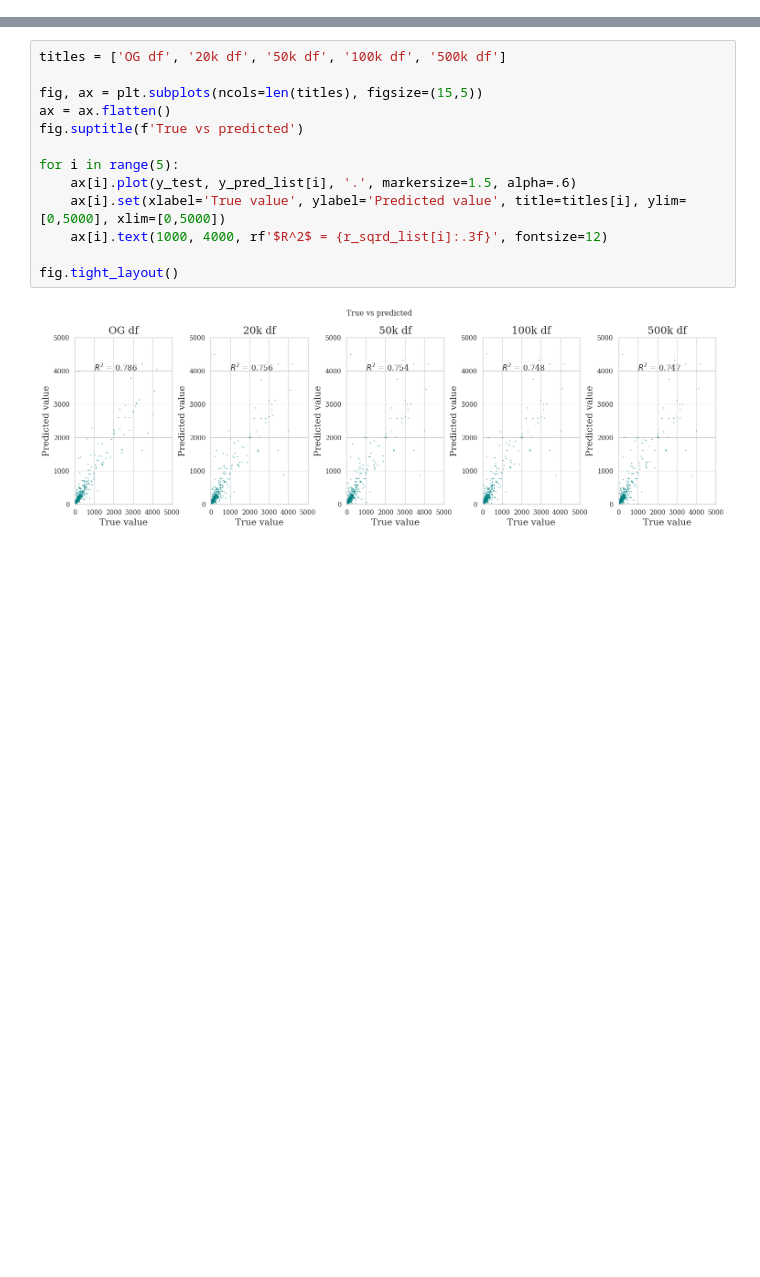
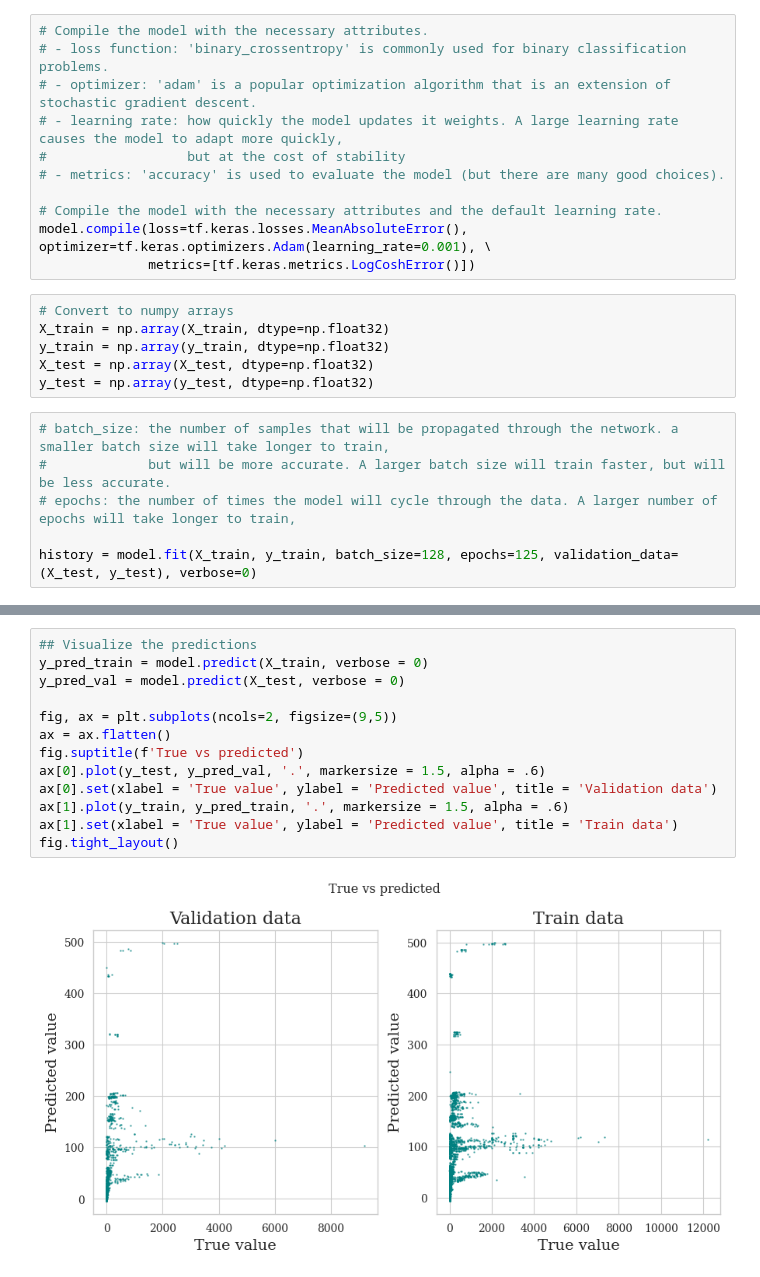
Before and after one commit to Alaa0129/Indication-Insights, a Jupyter notebook: src/Sales_Insight/3_Modelling.ipynb, the cells around one changed output, grey strips where cells are left out. Saved outputs shown, nothing was run; the diff lists cells and outputs as text; blank space fills up the shorter version.

```diff
--- a/src/Sales_Insight/3_Modelling.ipynb
+++ b/src/Sales_Insight/3_Modelling.ipynb
@@ -192,0 +321,23 @@ R squared: 0.747
+# %%
+# Compile the model with the necessary attributes.
+# - loss function: 'binary_crossentropy' is commonly used for binary classification problems.
+# - optimizer: 'adam' is a popular optimization algorithm that is an extension of stochastic gradient descent.
+# - learning rate: how quickly the model updates it weights. A large learning rate causes the model to adapt more quickly,
+#                  but at the cost of stability
+# - metrics: 'accuracy' is used to evaluate the model (but there are many good choices).
+
+# Compile the model with the necessary attributes and the default learning rate.
+model.compile(loss=tf.keras.losses.MeanAbsoluteError(), optimizer=tf.keras.optimizers.Adam(learning_rate=0.001), \
+              metrics=[tf.keras.metrics.LogCoshError()])
+# %%
+# Convert to numpy arrays
+X_train = np.array(X_train, dtype=np.float32)
+y_train = np.array(y_train, dtype=np.float32)
+X_test = np.array(X_test, dtype=np.float32)
+y_test = np.array(y_test, dtype=np.float32)
+# %%
+# batch_size: the number of samples that will be propagated through the network. a smaller batch size will take longer to train,
+#             but will be more accurate. A larger batch size will train faster, but will be less accurate.
+# epochs: the number of times the model will cycle through the data. A larger number of epochs will take longer to train,
+
+history = model.fit(X_train, y_train, batch_size=128, epochs=125, validation_data=(X_test, y_test), verbose=0)
@@ -193,15 +361,15 @@ R squared: 0.747
 # %%
-titles = ['OG df', '20k df', '50k df', '100k df', '500k df']
+## Visualize the predictions
+y_pred_train = model.predict(X_train, verbose = 0)
+y_pred_val = model.predict(X_test, verbose = 0)
 
-fig, ax = plt.subplots(ncols=len(titles), figsize=(15,5))
+fig, ax = plt.subplots(ncols=2, figsize=(9,5))
 ax = ax.flatten()
 fig.suptitle(f'True vs predicted')
-
-for i in range(5):
-    ax[i].plot(y_test, y_pred_list[i], '.', markersize=1.5, alpha=.6)
-    ax[i].set(xlabel='True value', ylabel='Predicted value', title=titles[i], ylim=[0,5000], xlim=[0,5000])
-    ax[i].text(1000, 4000, rf'$R^2$ = {r_sqrd_list[i]:.3f}', fontsize=12)
-
+ax[0].plot(y_test, y_pred_val, '.', markersize = 1.5, alpha = .6)
+ax[0].set(xlabel = 'True value', ylabel = 'Predicted value', title = 'Validation data')
+ax[1].plot(y_train, y_pred_train, '.', markersize = 1.5, alpha = .6)
+ax[1].set(xlabel = 'True value', ylabel = 'Predicted value', title = 'Train data')
 fig.tight_layout()
 # %% [output]
-[figure, old version]
+[figure, new version]
```
Also changed, not shown: parts of 29 cells of this notebook, 2 other files.
